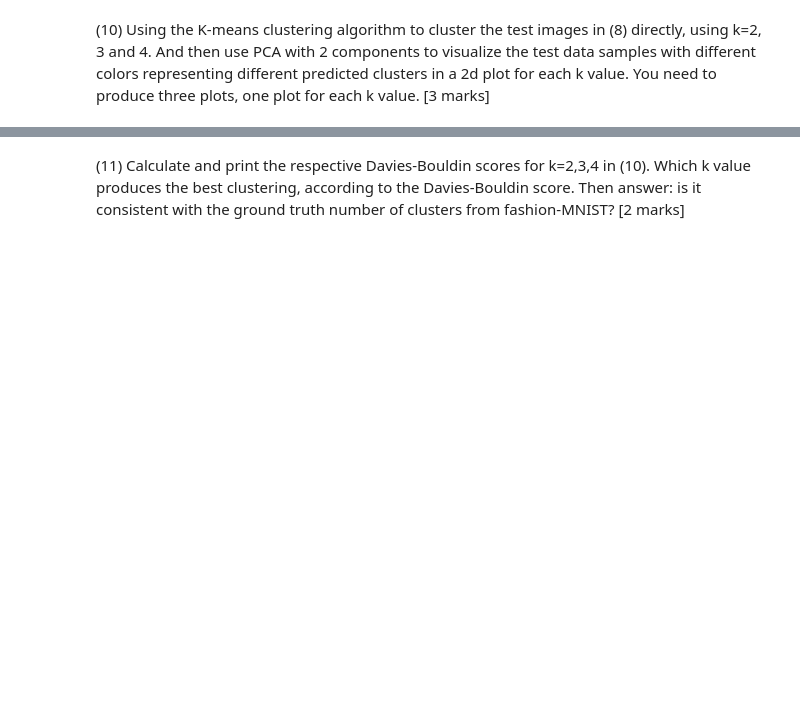
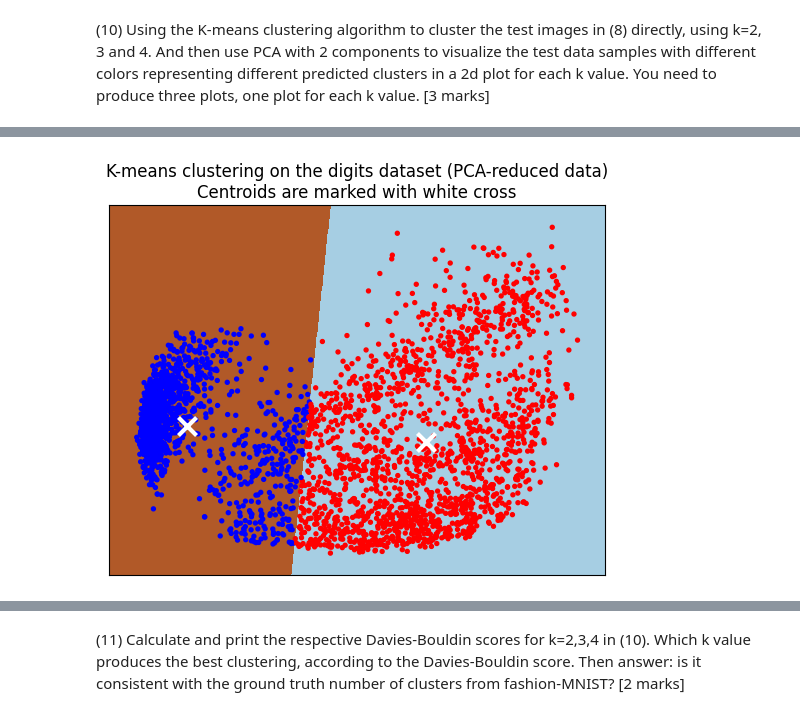
Before and after one commit to DylanF19/Machine-Learning-2, a Jupyter notebook: template-COM1011-STUDENTNUMBER.ipynb, the cells around one changed output, grey strips where cells are left out. Cells and saved outputs as stored; diff of their text form; code cells hidden in the pictures; blank space fills up the shorter version.

```diff
--- a/template-COM1011-STUDENTNUMBER.ipynb
+++ b/template-COM1011-STUDENTNUMBER.ipynb
@@ -320,0 +250,85 @@ Index(['Feature1', 'Feature2', 'Cluster', 'Colour', 'Label'], dtype='object')
+# %%
+import matplotlib.pyplot as plt
+from sklearn.decomposition import PCA
+from sklearn.cluster import KMeans
+
+def kmeans_plot(n_clusters):
+    X_test_pca = PCA(n_components=2).fit_transform(X_test)
+    kmeans = KMeans(init="k-means++", n_clusters=n_clusters, n_init=4)
+    kmeans.fit(X_test_pca)
+    kmeans_labels = kmeans.predict(X_test_pca)
+
+    feature_1 = X_test_pca[:, 0]
+    feature_2 = X_test_pca[:, 1]
+
+    data = pd.DataFrame({
+        'Feature1': feature_1,
+        'Feature2': feature_2
+    })
+
+    colors = ["r", "b", "g", "y"]
+    colors_labels = []
+
+    labels = ["Cluster 1", "Cluster 2", "Cluster 3", "Cluster 4"]
+    label_labels = []
+
+    for i in kmeans_labels:
+        colors_labels += [colors[i]]
+        label_labels += [labels[i]]
+
+    data['Cluster'] = kmeans_labels
+    data['Colour'] = colors_labels
+    data['Label'] = label_labels
+
+    # Step size of the mesh. Decrease to increase the quality of the VQ.
+    h = 0.02  # point in the mesh [x_min, x_max]x[y_min, y_max].
+
+    # Plot the decision boundary. For that, we will assign a color to each
+    x_min, x_max = X_test_pca[:, 0].min() - 1, X_test_pca[:, 0].max() + 1
+    y_min, y_max = X_test_pca[:, 1].min() - 1, X_test_pca[:, 1].max() + 1
+    xx, yy = np.meshgrid(np.arange(x_min, x_max, h), np.arange(y_min, y_max, h))
+
+    # Obtain labels for each point in mesh. Use last trained model.
+    Z = kmeans.predict(np.c_[xx.ravel(), yy.ravel()])
+
+    # Put the result into a color plot
+    Z = Z.reshape(xx.shape)
+    plt.figure(1)
+    plt.clf()
+    plt.imshow(
+        Z,
+        interpolation="nearest",
+        extent=(xx.min(), xx.max(), yy.min(), yy.max()),
+        cmap=plt.cm.Paired,
+        aspect="auto",
+        origin="lower",
+    )
+
+    #plt.plot(X_test_pca[:, 0], X_test_pca[:, 1], "k.", markersize=2)
+    plt.scatter(data=data, x='Feature1', y='Feature2',color='Colour', label='Label', s=8)
+    # Plot the centroids as a white X
+    centroids = kmeans.cluster_centers_
+    plt.scatter(
+        centroids[:, 0],
+        centroids[:, 1],
+        marker="x",
+        s=169,
+        linewidths=3,
+        color="w",
+        zorder=10,
+    )
+    plt.title(
+        "K-means clustering on the digits dataset (PCA-reduced data)\n"
+        "Centroids are marked with white cross"
+    )
+    plt.xlim(x_min, x_max)
+    plt.ylim(y_min, y_max)
+    plt.xticks(())
+    plt.yticks(())
+    plt.show()
+
+kmeans_plot(2)
+kmeans_plot(3)
+kmeans_plot(4)
+# %% [output]
+[figure, added]
```
Also changed, not shown: parts of 28 cells of this notebook, 2 other files.
